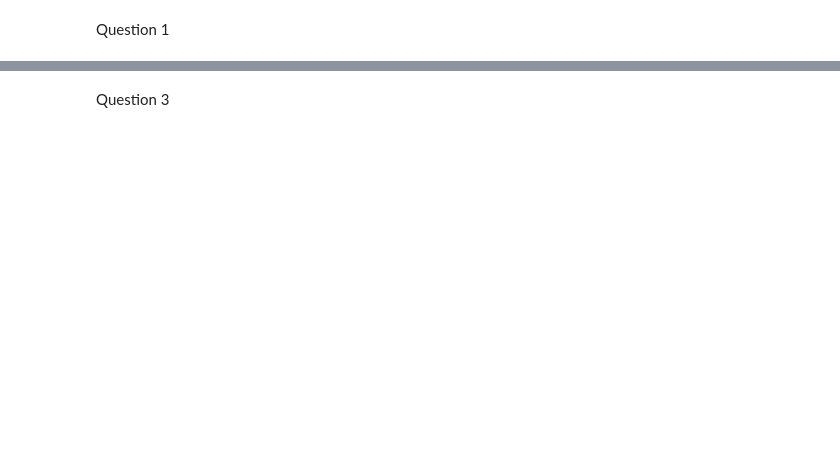
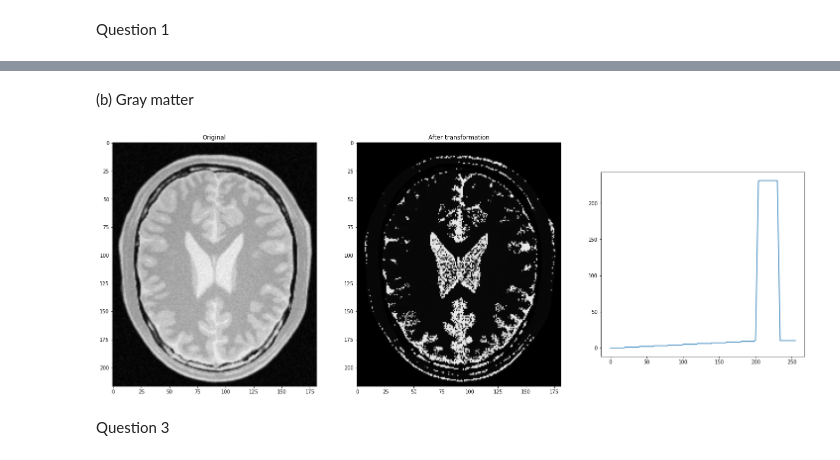
Before and after one commit to RAJOON-21/EN3160-Image-Processing-Assignments, a Jupyter notebook: Assignment 1/EN3160_Assignment1.ipynb, the cells around one changed output, grey strips where cells are left out. Drawn from its saved outputs; the diff is of its cells as text; code cells hidden in the pictures; blank space fills up the shorter version.

```diff
--- a/Assignment 1/EN3160_Assignment1.ipynb
+++ b/Assignment 1/EN3160_Assignment1.ipynb
@@ -116,2 +85,34 @@ Error:
+# %% [markdown]
+(b) Gray matter
+# %%
+
+
+# Create a transformation function
+t1 = np.linspace(0,10,200).astype('uint8')
+t2 = np.linspace(11,230,5).astype('uint8')
+t3 = np.linspace(231,231,25).astype('uint8')
+t4 = np.linspace(231,10,5).astype('uint8')
+t5 = np.linspace(10,10,21).astype('uint8')
+transform = np.concatenate((t1, t2, t3, t4, t5), axis=0).astype('uint8')
+
+# Apply the transformation and display the transformed image
+image_transformation = cv.LUT(img_orig, transform)
+
+# Convert the images to RGB for display
+image_original = cv.cvtColor(img_orig, cv.COLOR_BGR2RGB)
+image_transformed = cv.cvtColor(image_transformation, cv.COLOR_BGR2RGB)
+
+
+# Plot the original and transformed image
+fig, ax = plt.subplots(1,3, figsize = (25,25))
+ax[0].imshow(image_original)
+ax[1].imshow(image_transformed)
+ax[0].set_title('Original')
+ax[1].set_title('After transformation')
+ax[2].plot(transform)
+ax[2].set_aspect('equal')
+plt.show()
+# %% [output]
+[figure, added]
 # %% [markdown]
 Question 3
```
Also changed, not shown: parts of 10 cells of this notebook, 2 other files.
